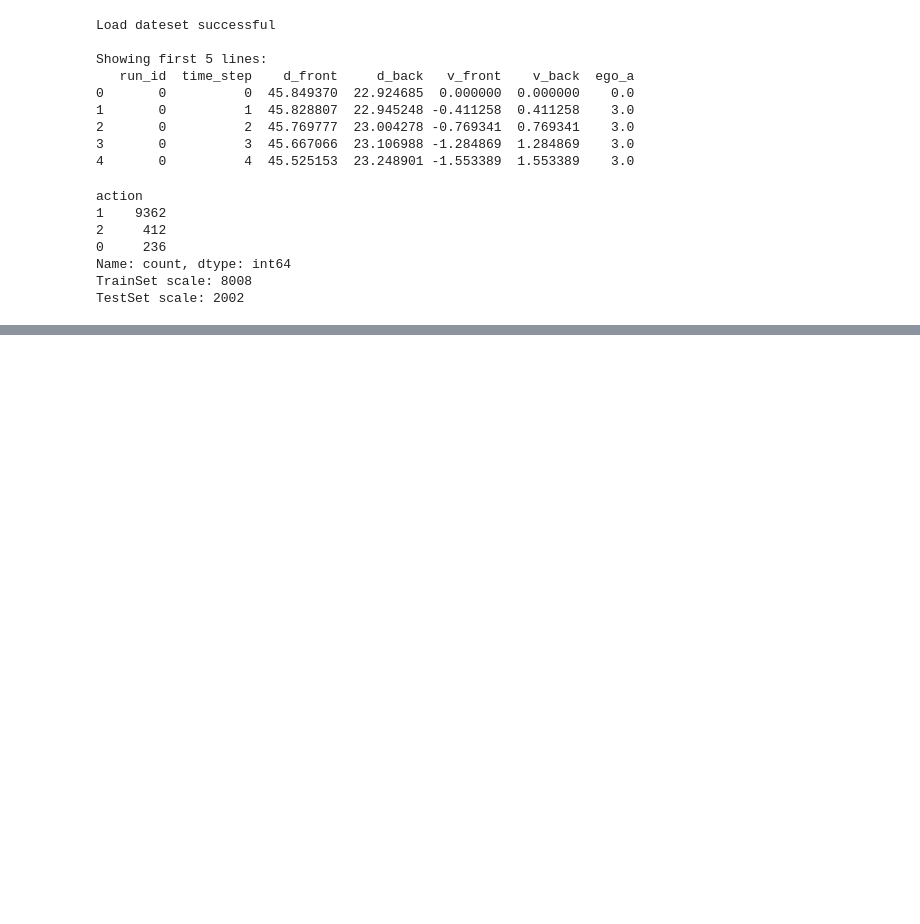
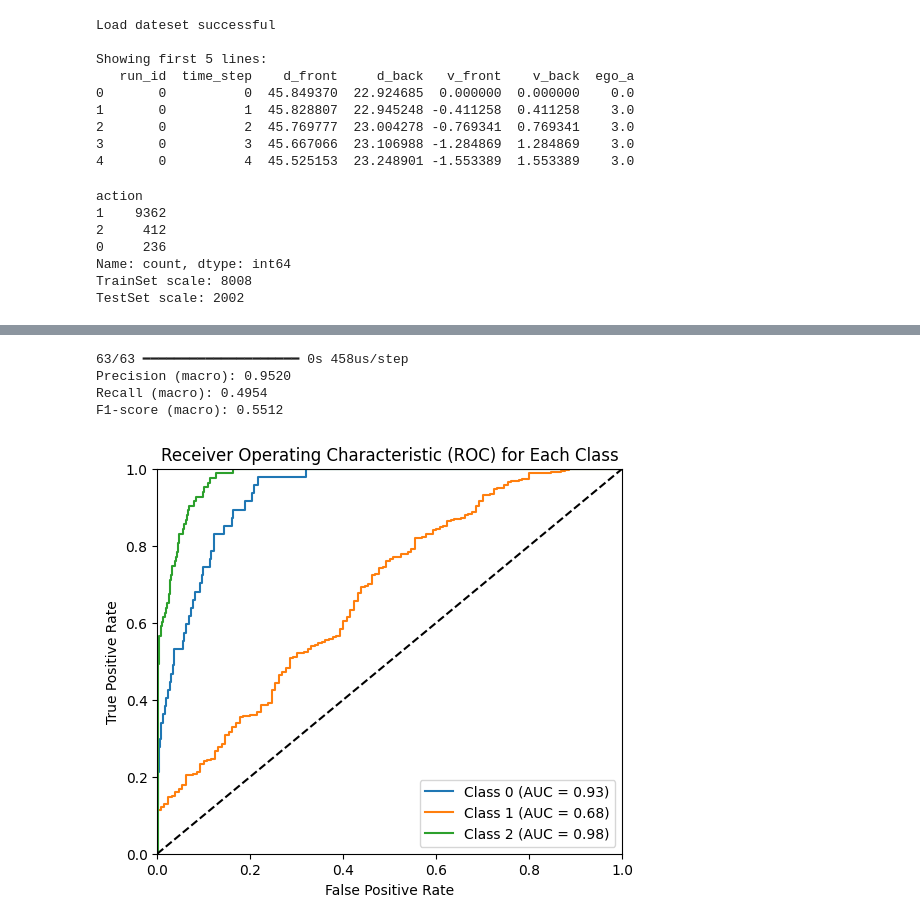
Before and after one commit to constancefr/automated-object-control, a Jupyter notebook: train-nn-model.ipynb, the cells around one changed output, grey strips where cells are left out. Drawn from its saved outputs; the diff is of its cells as text; code cells hidden in the pictures; blank space fills up the shorter version.

```diff
--- a/train-nn-model.ipynb
+++ b/train-nn-model.ipynb
@@ -190,0 +290,18 @@ model saved to nn-models/nn_model_20251016_154654.keras
+# %%
+epsilon = 0.8
+alpha = 0.3
+num_iter = 10
+
+# Test the PGD attack
+x_test_sample = X_test_scaled
+y_test_sample = y_test
+
+# Generate adversarial examples
+x_test_adv = pgd_attack(model_base, x_test_sample, y_test_sample, epsilon=epsilon, alpha=alpha, num_iter=num_iter)
+
+# Evaluate the model on the adversarial examples
+y_pred_adv = np.argmax(model_base.predict(x_test_adv), axis=1)
+accuracy_adv = np.mean(y_pred_adv == y_test_sample)
+
+print(f'Accuracy on adversarial examples: {accuracy_adv:.4f}')
+# print_metrics(model_base, x_test_adv, y_test_sample, num_classes)
@@ -190,0 +372,6 @@ model saved to nn-models/nn_model_20251016_154654.keras
+# %%
+optimizer = tf.keras.optimizers.Adam()
+loss_fn = tf.keras.losses.SparseCategoricalCrossentropy(from_logits=True)
+
+model_adv = get_model(input_size, num_classes)
+model_adv = adversarial_training(model_adv, train_dataset, optimizer, loss_fn, epsilon=epsilon, alpha=alpha, num_iter=num_iter, epochs=epochs)
@@ -190,0 +407,8 @@ model saved to nn-models/nn_model_20251016_154654.keras
+# %%
+print_metrics(model_adv, X_test_scaled, y_test, num_classes)
+# %% [output]
+63/63 ━━━━━━━━━━━━━━━━━━━━ 0s 458us/step
+Precision (macro): 0.9520
+Recall (macro): 0.4954
+F1-score (macro): 0.5512
+[figure, added]
```
Also changed, not shown: parts of 12 cells of this notebook.
